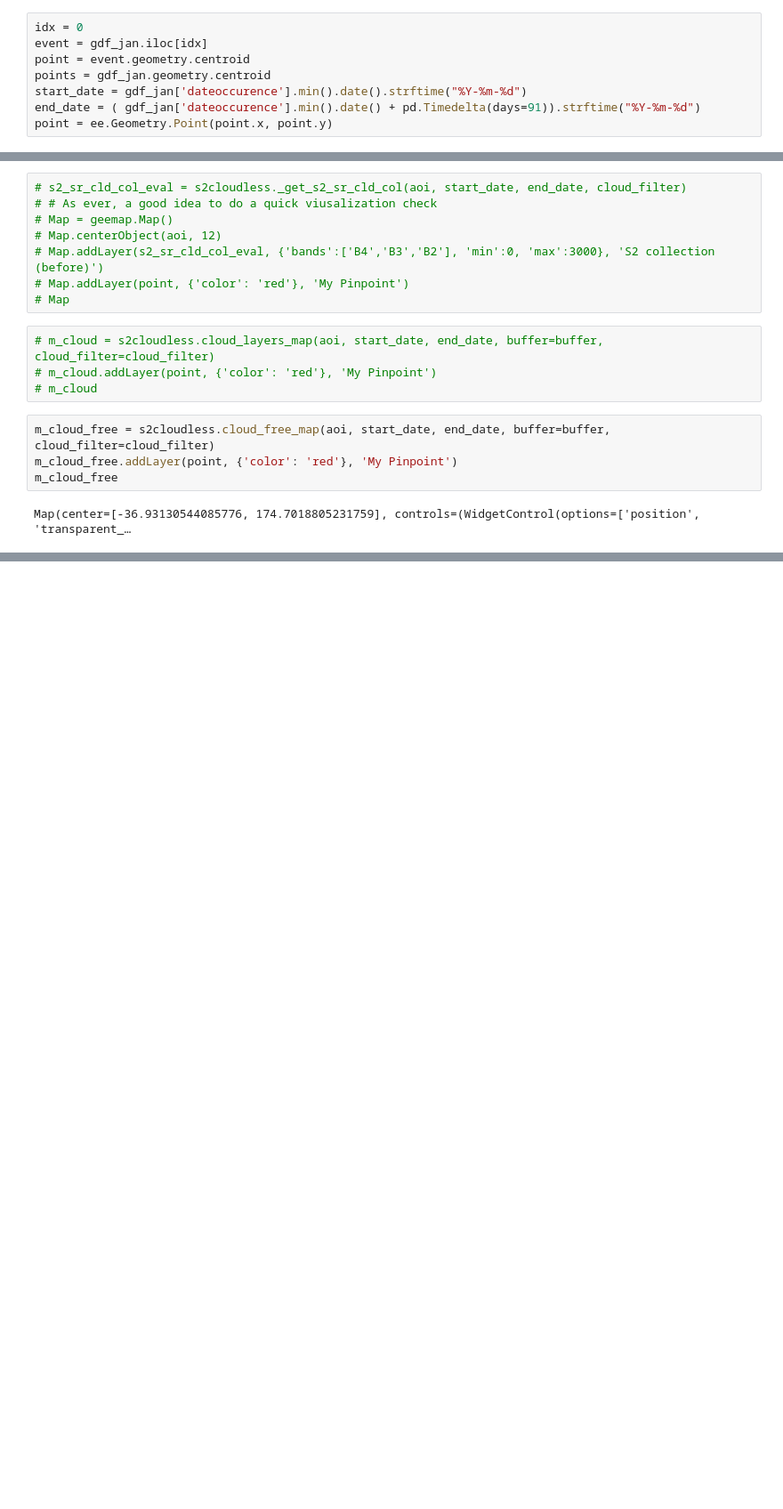
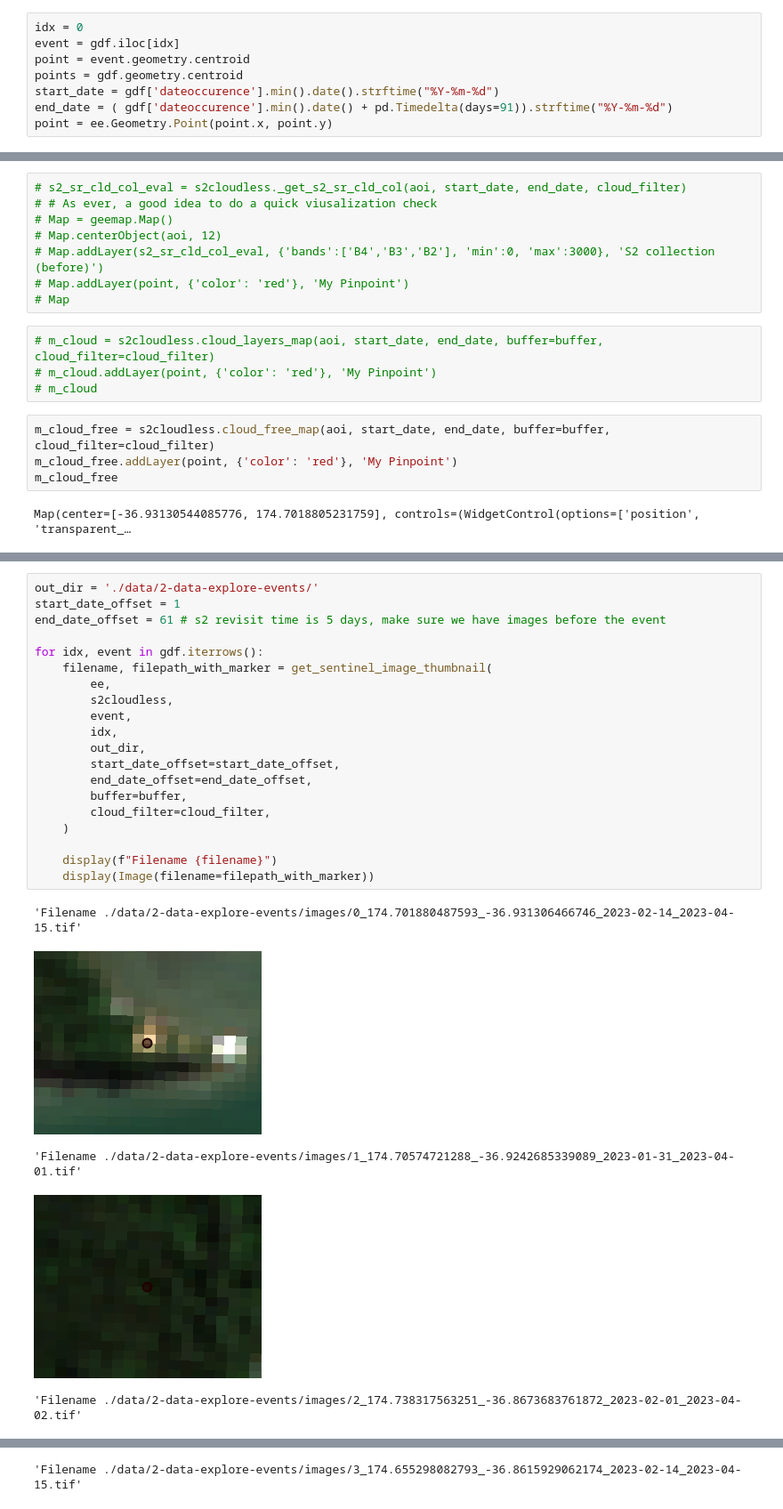
Before and after one commit to dhnhut/Landslide-DeepLearning, a Jupyter notebook: 2-data-explore.ipynb, the cells around one changed output, grey strips where cells are left out. Shown at 89% size. Drawn from its saved outputs; the diff is of its cells as text; blank space fills up the shorter version.

```diff
--- a/2-data-explore.ipynb
+++ b/2-data-explore.ipynb
@@ -59,10 +34,10 @@ gdf_jan
 # %%
 idx = 0
-event = gdf_jan.iloc[idx]
+event = gdf.iloc[idx]
 point = event.geometry.centroid
-points = gdf_jan.geometry.centroid
-start_date = gdf_jan['dateoccurence'].min().date().strftime("%Y-%m-%d")
-end_date = ( gdf_jan['dateoccurence'].min().date() + pd.Timedelta(days=91)).strftime("%Y-%m-%d")
+points = gdf.geometry.centroid
+start_date = gdf['dateoccurence'].min().date().strftime("%Y-%m-%d")
+end_date = ( gdf['dateoccurence'].min().date() + pd.Timedelta(days=91)).strftime("%Y-%m-%d")
 point = ee.Geometry.Point(point.x, point.y)
 # %%
 start_date, end_date
@@ -204,0 +106,26 @@ for idx, _event in gdf_jan.iterrows():
+# %%
+out_dir = './data/2-data-explore-events/'
+start_date_offset = 1
+end_date_offset = 61 # s2 revisit time is 5 days, make sure we have images before the event
+
+for idx, event in gdf.iterrows():
+    filename, filepath_with_marker = get_sentinel_image_thumbnail(
+        ee,
+        s2cloudless,
+        event,
+        idx,
+        out_dir,
+        start_date_offset=start_date_offset,
+        end_date_offset=end_date_offset,
+        buffer=buffer,
+        cloud_filter=cloud_filter,
+    )
+
+    display(f"Filename {filename}")
+    display(Image(filename=filepath_with_marker))
+# %% [output]
+'Filename ./data/2-data-explore-events/images/0_174.701880487593_-36.931306466746_2023-02-14_2023-04-15.tif'
+[figure, added]
+'Filename ./data/2-data-explore-events/images/1_174.70574721288_-36.9242685339089_2023-01-31_2023-04-01.tif'
+[figure, added]
+'Filename ./data/2-data-explore-events/images/2_174.738317563251_-36.8673683761872_2023-02-01_2023-04-02.tif'
@@ -204,0 +133 @@ for idx, _event in gdf_jan.iterrows():
+'Filename ./data/2-data-explore-events/images/3_174.655298082793_-36.8615929062174_2023-02-14_2023-04-15.tif'
```
Also changed, not shown: parts of 7 cells of this notebook, 2 other files.
